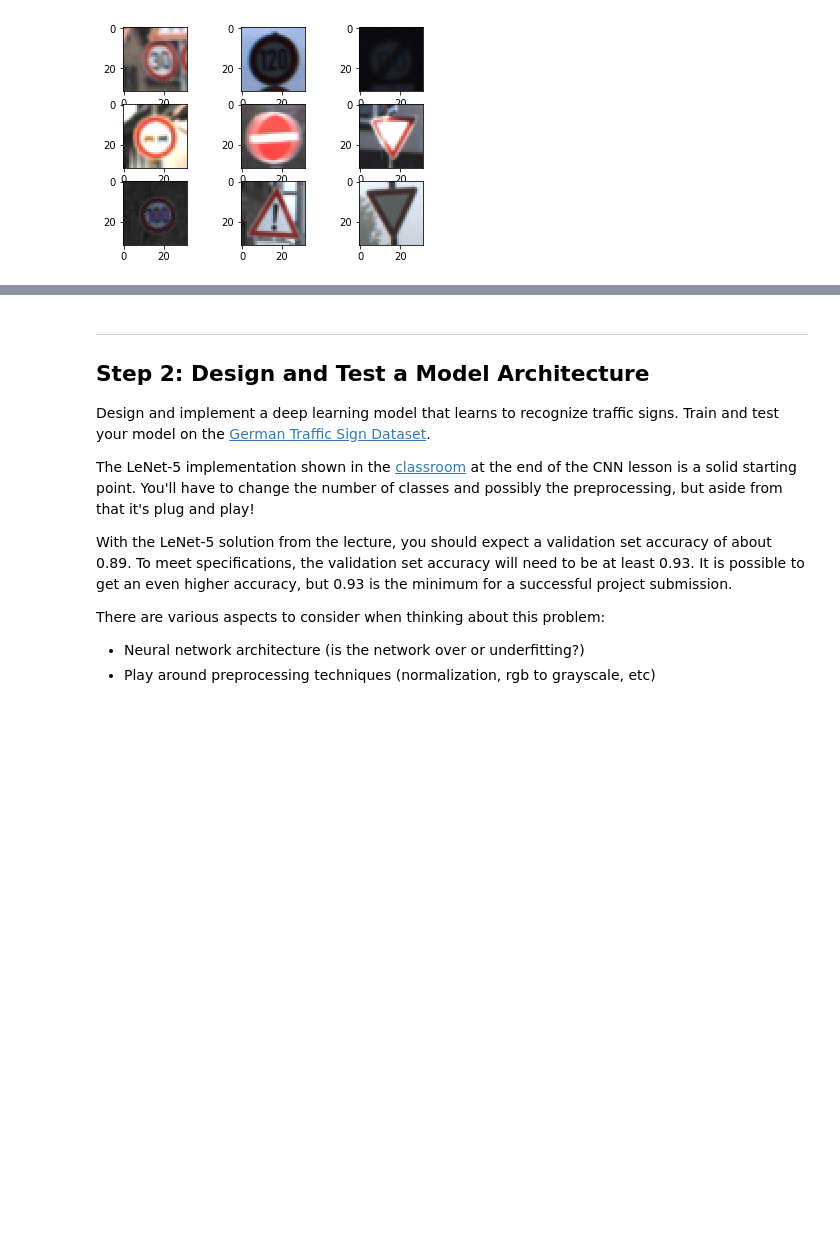
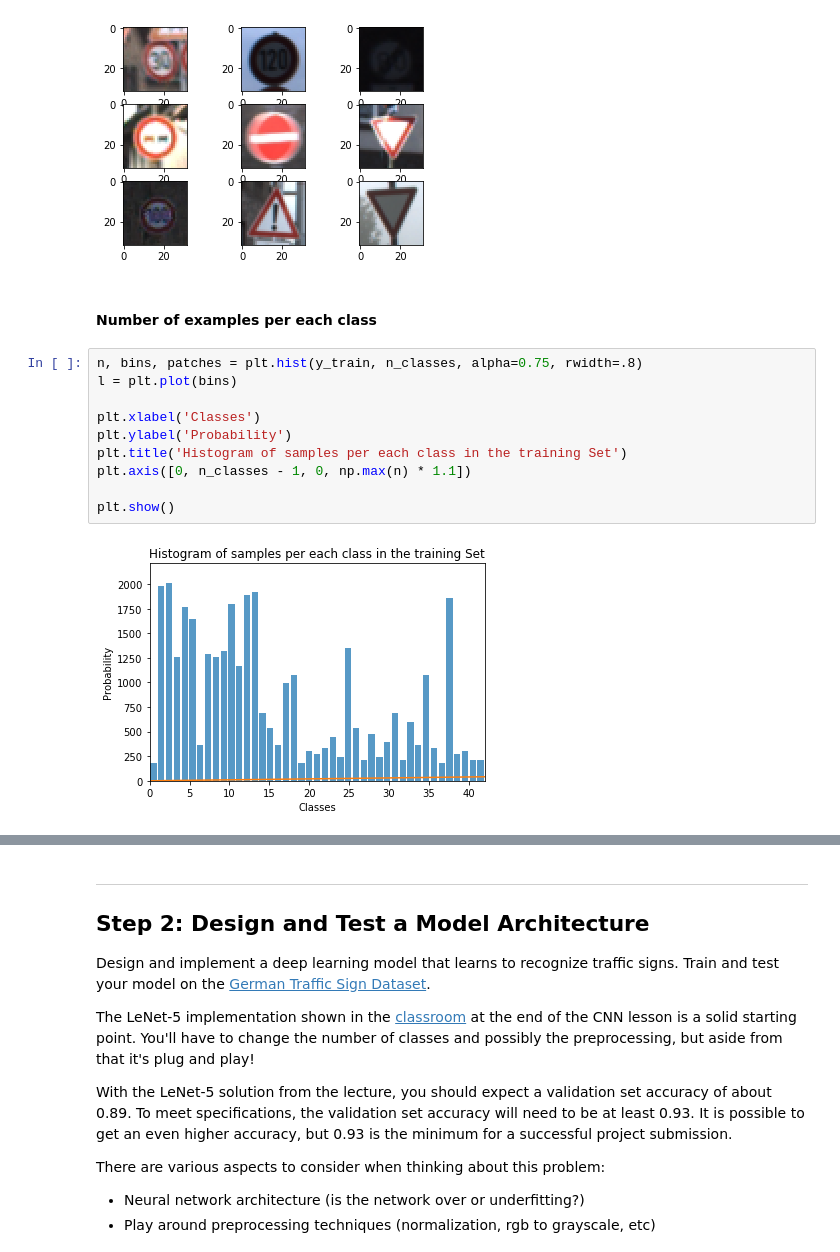
Before and after one commit to AbdallahNasir/CarND-Traffic-Sign-Classifier-Project, a Jupyter notebook: Traffic_Sign_Classifier.ipynb, the cells around one changed output, grey strips where cells are left out. Saved outputs shown, nothing was run; the diff lists cells and outputs as text; blank space fills up the shorter version.

```diff
--- a/Traffic_Sign_Classifier.ipynb
+++ b/Traffic_Sign_Classifier.ipynb
@@ -108,3 +108,17 @@ for i in range(1,10):
 #plt.show()
 # %% [output]
 [figure]
+# %% [markdown]
+#### Number of examples per each class
+# %%
+n, bins, patches = plt.hist(y_train, n_classes, alpha=0.75, rwidth=.8)
+l = plt.plot(bins)
+
+plt.xlabel('Classes')
+plt.ylabel('Probability')
+plt.title('Histogram of samples per each class in the training Set')
+plt.axis([0, n_classes - 1, 0, np.max(n) * 1.1])
+
+plt.show()
+# %% [output]
+[figure, added]
```
Also changed, not shown: parts of 19 cells of this notebook, 4 other files.
